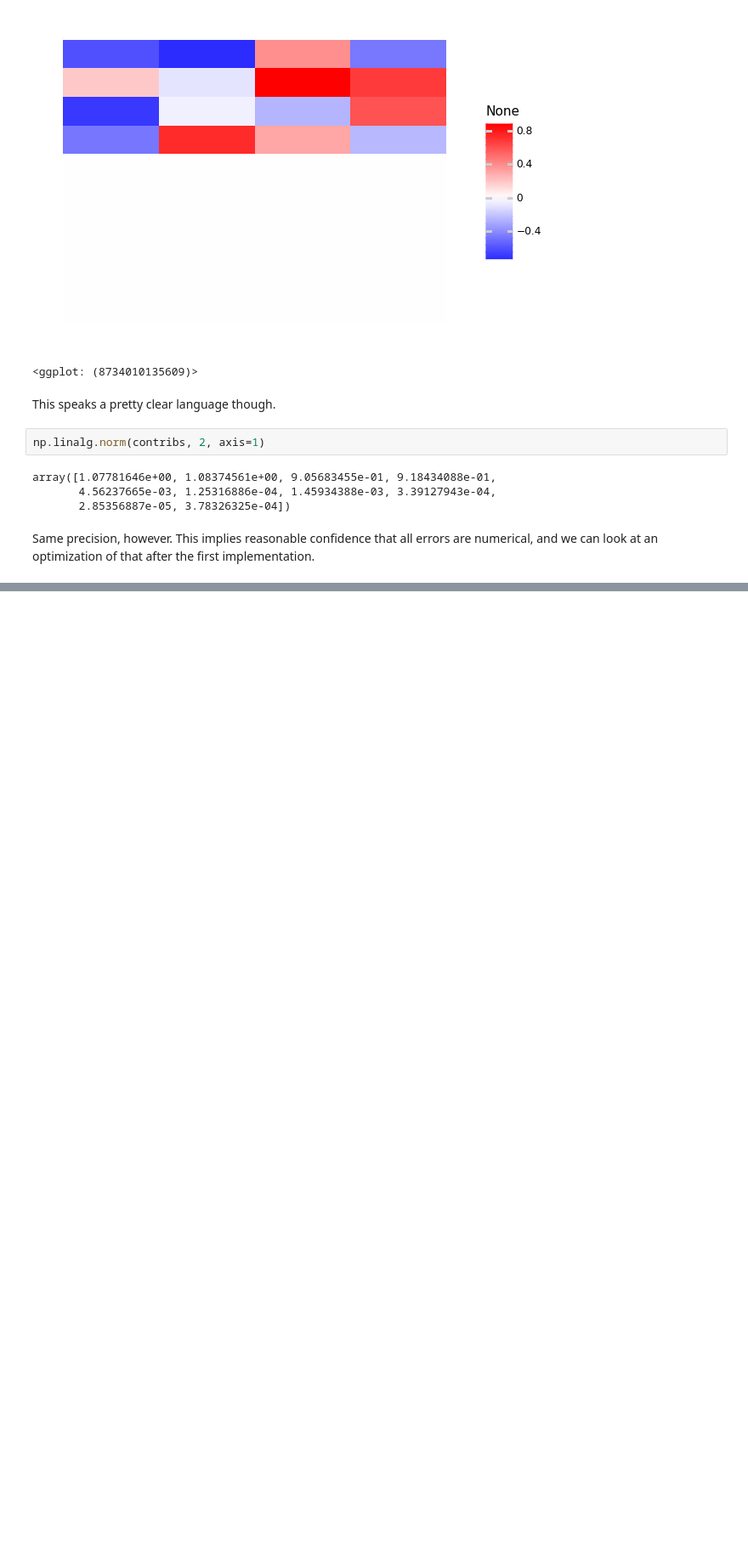
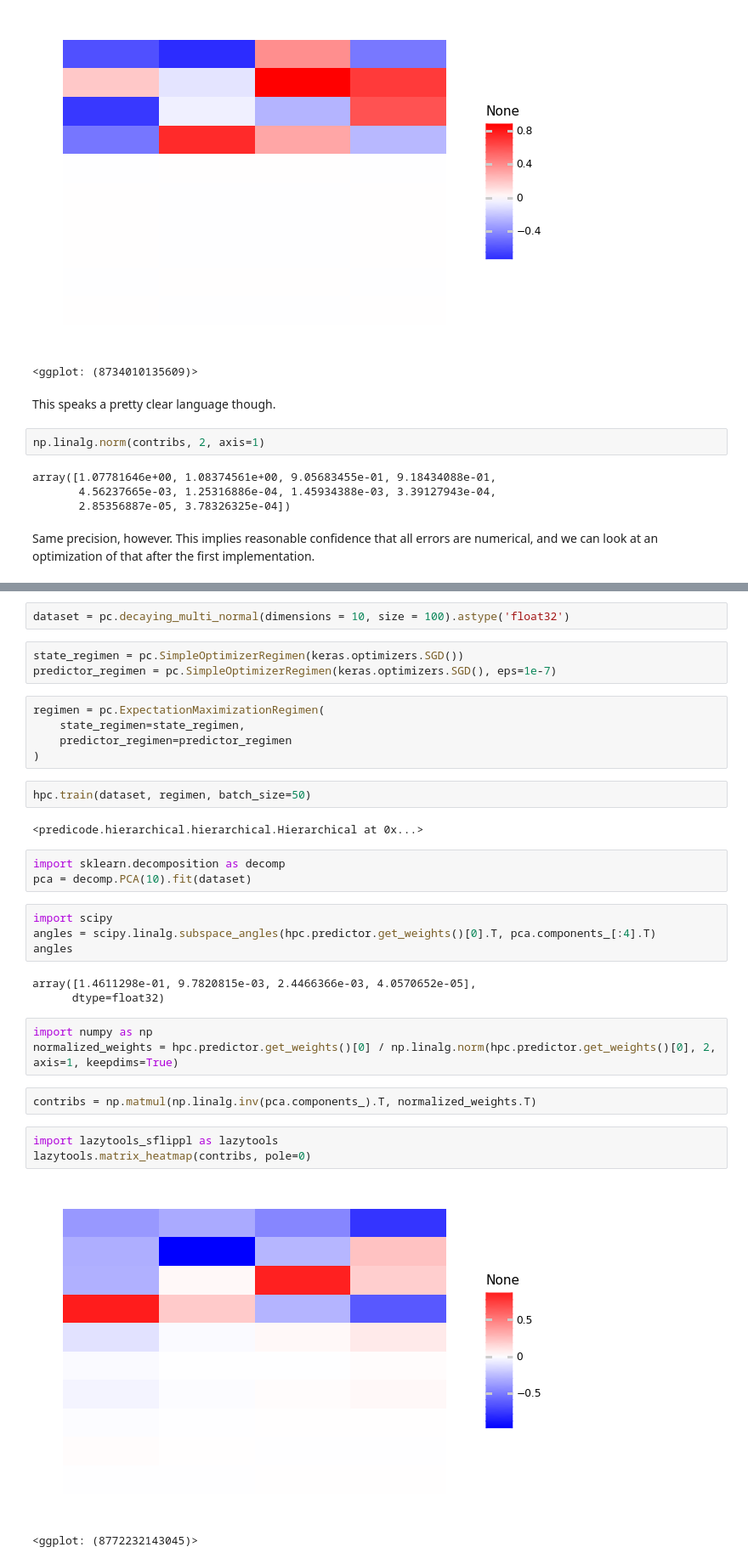
Before and after one commit to sflippl/predicode, a Jupyter notebook: explore/04-hierarchical-1.ipynb, the cells around one changed output, grey strips where cells are left out. Shown at 85% size. Saved outputs shown, nothing was run; the diff lists cells and outputs as text; blank space fills up the shorter version.

Commit message:
Make hierarchical model work.

```diff
--- a/explore/04-hierarchical-1.ipynb
+++ b/explore/04-hierarchical-1.ipynb
@@ -381,0 +372,35 @@ Same precision, however. This implies reasonable confidence that all errors are
+# %%
+dataset = pc.decaying_multi_normal(dimensions = 10, size = 100).astype('float32')
+# %%
+state_regimen = pc.SimpleOptimizerRegimen(keras.optimizers.SGD())
+predictor_regimen = pc.SimpleOptimizerRegimen(keras.optimizers.SGD(), eps=1e-7)
+# %%
+regimen = pc.ExpectationMaximizationRegimen(
+    state_regimen=state_regimen,
+    predictor_regimen=predictor_regimen
+)
+# %%
+hpc.train(dataset, regimen, batch_size=50)
+# %% [output]
+<predicode.hierarchical.hierarchical.Hierarchical at 0x...>
+# %%
+import sklearn.decomposition as decomp
+pca = decomp.PCA(10).fit(dataset)
+# %%
+import scipy
+angles = scipy.linalg.subspace_angles(hpc.predictor.get_weights()[0].T, pca.components_[:4].T)
+angles
+# %% [output]
+array([1.4611298e-01, 9.7820815e-03, 2.4466366e-03, 4.0570652e-05],
+      dtype=float32)
+# %%
+import numpy as np
+normalized_weights = hpc.predictor.get_weights()[0] / np.linalg.norm(hpc.predictor.get_weights()[0], 2, axis=1, keepdims=True)
+# %%
+contribs = np.matmul(np.linalg.inv(pca.components_).T, normalized_weights.T)
+# %%
+import lazytools_sflippl as lazytools
+lazytools.matrix_heatmap(contribs, pole=0)
+# %% [output]
+[figure, added]
+<ggplot: (8772232143045)>
```
Also changed, not shown: parts of 72 cells of this notebook, 19 other files.
